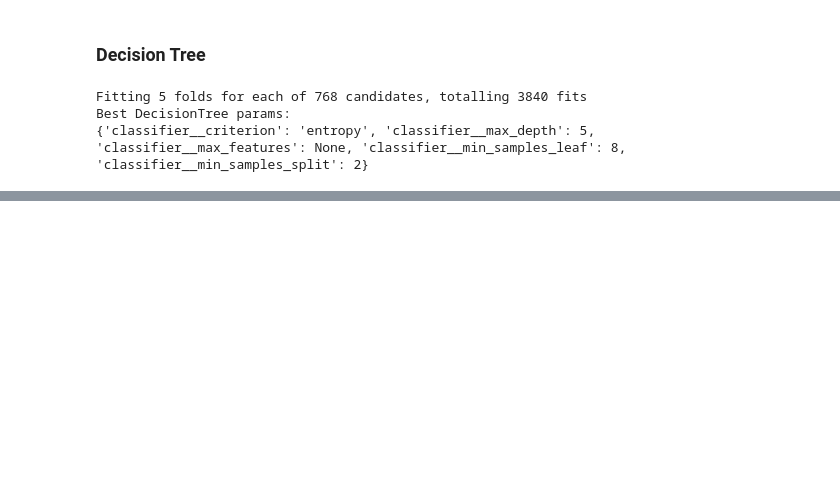
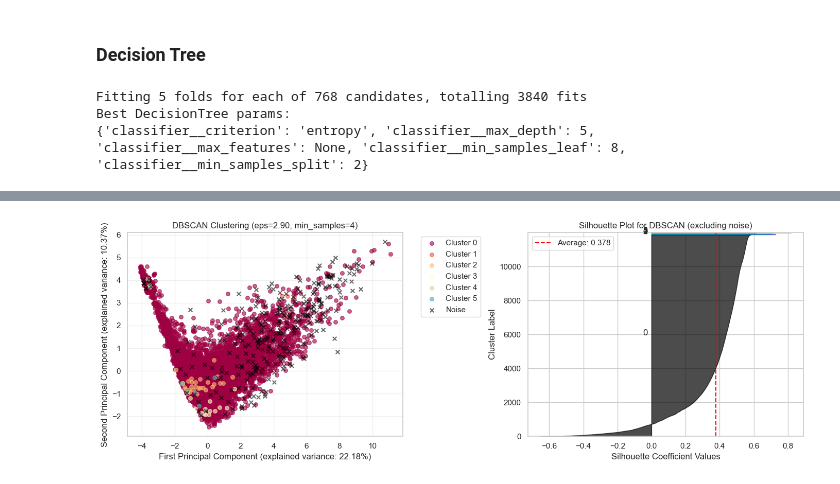
Before and after one commit to dathoangquoc/datasci-asm3, a Jupyter notebook: asm3.ipynb, the cells around one changed output, grey strips where cells are left out. Cells and saved outputs as stored; diff of their text form; code cells hidden in the pictures; blank space fills up the shorter version.

```diff
--- a/asm3.ipynb
+++ b/asm3.ipynb
@@ -494,0 +749,97 @@ ROC AUC: 0.9237430359372338
+# %%
+# Fit DBSCAN with optimal parameters
+dbscan = DBSCAN(eps=optimal_eps, min_samples=k)
+dbscan_labels = dbscan.fit_predict(X_dbscan)
+
+# Calculate metrics
+n_clusters_dbscan = len(set(dbscan_labels)) - (1 if -1 in dbscan_labels else 0)
+n_noise_dbscan = list(dbscan_labels).count(-1)
+
+print(f'DBSCAN Results:')
+print(f'Number of clusters: {n_clusters_dbscan}')
+print(f'Number of noise points: {n_noise_dbscan} ({n_noise_dbscan/len(dbscan_labels)*100:.2f}%)')
+
+# Calculate silhouette score (excluding noise points)
+mask = dbscan_labels != -1
+if n_clusters_dbscan > 1 and np.sum(mask) > 1:
+    silhouette_avg_dbscan = silhouette_score(X_dbscan[mask], dbscan_labels[mask])
+    print(f'DBSCAN Silhouette Score (excluding noise): {silhouette_avg_dbscan:.4f}')
+else:
+    silhouette_avg_dbscan = -1
+    print('Cannot calculate silhouette score (too few clusters or too many noise points)')
+
+# Visualize clusters using PCA
+X_pca_dbscan = pca.transform(X_dbscan)
+
+fig, axes = plt.subplots(1, 2, figsize=(14, 5))
+
+# Plot clusters
+unique_labels = set(dbscan_labels)
+colors = plt.cm.Spectral(np.linspace(0, 1, len(unique_labels)))
+
+for label, color in zip(unique_labels, colors):
+    if label == -1:
+        # Noise points
+        color = 'black'
+        marker = 'x'
+        label_name = 'Noise'
+    else:
+        marker = 'o'
+        label_name = f'Cluster {label}'
+
+    class_member_mask = (dbscan_labels == label)
+    xy = X_pca_dbscan[class_member_mask]
+    axes[0].scatter(xy[:, 0], xy[:, 1], c=[color], marker=marker,
+                   alpha=0.6, s=30, label=label_name)
+
+axes[0].set_xlabel(f'First Principal Component (explained variance: {pca.explained_variance_ratio_[0]:.2%})')
+axes[0].set_ylabel(f'Second Principal Component (explained variance: {pca.explained_variance_ratio_[1]:.2%})')
+axes[0].set_title(f'DBSCAN Clustering (eps={optimal_eps:.2f}, min_samples={k})')
+axes[0].legend(bbox_to_anchor=(1.05, 1), loc='upper left')
+axes[0].grid(True, alpha=0.3)
+
+# Plot silhouette analysis (if possible)
+if n_clusters_dbscan > 1 and np.sum(mask) > 1:
+    sample_silhouette_values_dbscan = silhouette_samples(X_dbscan[mask], dbscan_labels[mask])
+    y_lower = 10
+
+    for i in range(n_clusters_dbscan):
+        ith_cluster_silhouette_values = sample_silhouette_values_dbscan[dbscan_labels[mask] == i]
+        ith_cluster_silhouette_values.sort()
+        size_cluster_i = ith_cluster_silhouette_values.shape[0]
+        y_upper = y_lower + size_cluster_i
+        color = cm.nipy_spectral(float(i) / n_clusters_dbscan)
+        axes[1].fill_betweenx(np.arange(y_lower, y_upper), 0, ith_cluster_silhouette_values,
+                             facecolor=color, edgecolor=color, alpha=0.7)
+        axes[1].text(-0.05, y_lower + 0.5 * size_cluster_i, str(i))
+        y_lower = y_upper + 10
+
+    axes[1].axvline(x=silhouette_avg_dbscan, color="red", linestyle="--",
+                   label=f'Average: {silhouette_avg_dbscan:.3f}')
+    axes[1].set_xlabel('Silhouette Coefficient Values')
+    axes[1].set_ylabel('Cluster Label')
+    axes[1].set_title('Silhouette Plot for DBSCAN (excluding noise)')
+    axes[1].set_ylim([0, np.sum(mask) + (n_clusters_dbscan + 1) * 10])
+    axes[1].legend()
+else:
+    axes[1].text(0.5, 0.5, 'Cannot create silhouette plot\n(too few clusters or too many noise points)',
+                ha='center', va='center', transform=axes[1].transAxes, fontsize=12)
+    axes[1].set_title('Silhouette Plot for DBSCAN')
+
+plt.tight_layout()
+plt.show()
+
+# Analyze cluster characteristics
+df_clustered['DBSCAN_Cluster'] = dbscan_labels
+
+print('\nDBSCAN Cluster sizes:')
+cluster_counts = df_clustered['DBSCAN_Cluster'].value_counts().sort_index()
+print(cluster_counts)
+
+if n_clusters_dbscan > 0:
+    print('\nRevenue distribution by cluster (excluding noise):')
+    df_clustered_no_noise = df_clustered[df_clustered['DBSCAN_Cluster'] != -1]
+    if len(df_clustered_no_noise) > 0:
+        print(pd.crosstab(df_clustered_no_noise['DBSCAN_Cluster'],
+                         df_clustered_no_noise['Revenue'], normalize='index'))
+# %% [output]
@@ -494,0 +850 @@ ROC AUC: 0.9237430359372338
+[figure, added]
```
Also changed, not shown: parts of 20 cells of this notebook.
